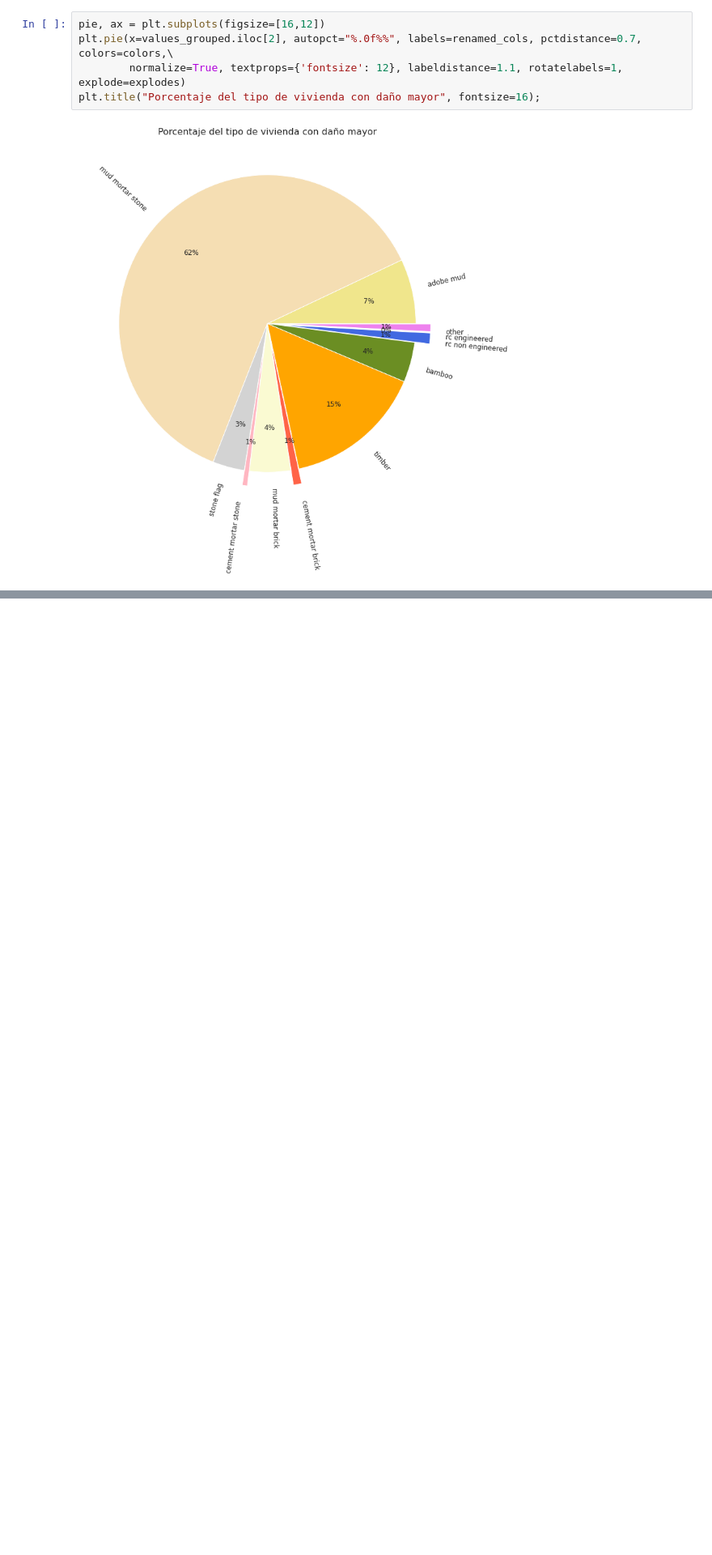
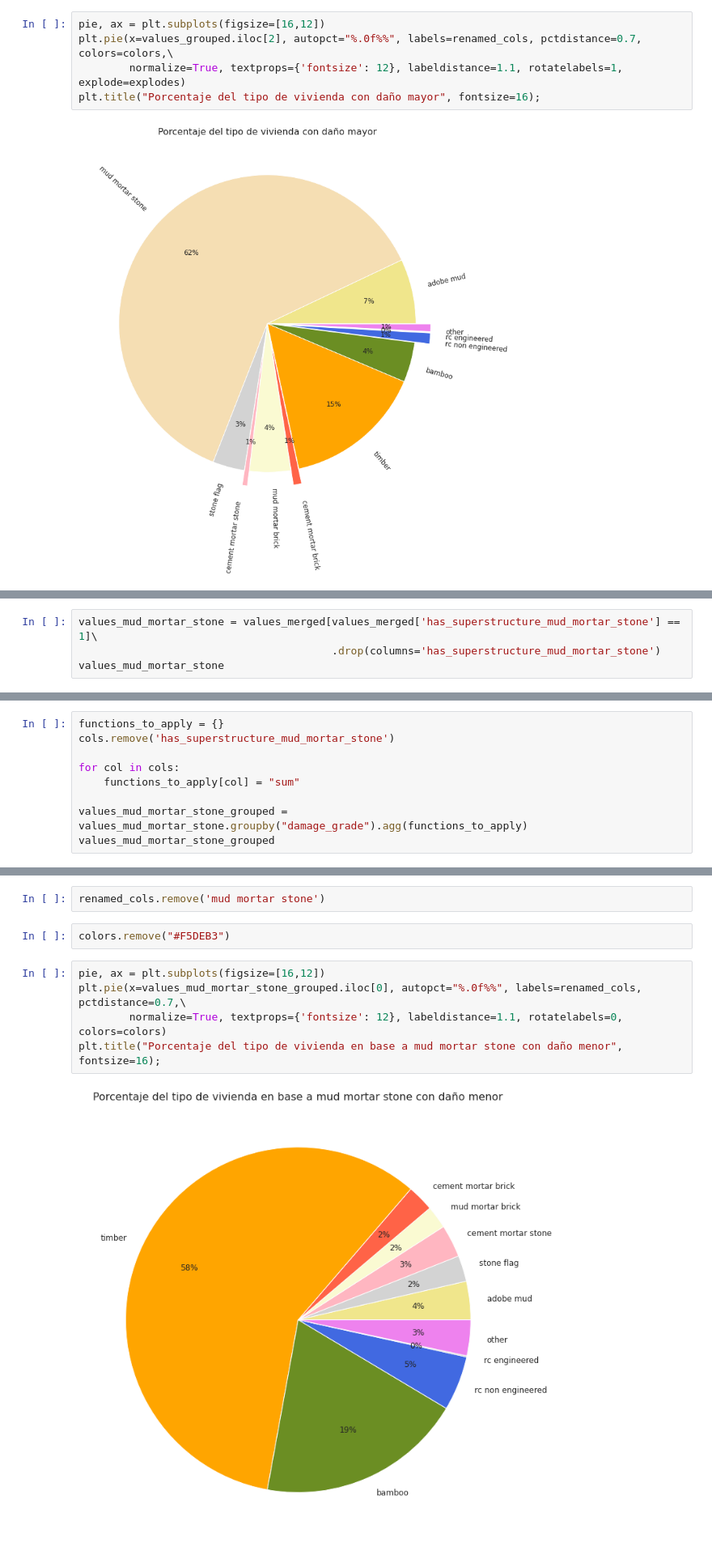
Before and after one commit to SBen-IV/TP-OrgaDeDatos, a Jupyter notebook: TP1/has_superstructure.ipynb, the cells around one changed output, grey strips where cells are left out. Shown at 81% size. Saved outputs shown, nothing was run; the diff lists cells and outputs as text; blank space fills up the shorter version.

Commit message:
Agregado analisis de superstructure filtrando por mud mortar stone

```diff
--- a/TP1/has_superstructure.ipynb
+++ b/TP1/has_superstructure.ipynb
@@ -220,0 +245,4 @@ plt.title("Porcentaje del tipo de vivienda con daño mayor", fontsize=16);
+# %%
+values_mud_mortar_stone = values_merged[values_merged['has_superstructure_mud_mortar_stone'] == 1]\
+                                        .drop(columns='has_superstructure_mud_mortar_stone')
+values_mud_mortar_stone
@@ -220,0 +264,9 @@ plt.title("Porcentaje del tipo de vivienda con daño mayor", fontsize=16);
+# %%
+functions_to_apply = {}
+cols.remove('has_superstructure_mud_mortar_stone')
+
+for col in cols:
+    functions_to_apply[col] = "sum"
+
+values_mud_mortar_stone_grouped = values_mud_mortar_stone.groupby("damage_grade").agg(functions_to_apply)
+values_mud_mortar_stone_grouped
@@ -220,0 +279,11 @@ plt.title("Porcentaje del tipo de vivienda con daño mayor", fontsize=16);
+# %%
+renamed_cols.remove('mud mortar stone')
+# %%
+colors.remove("#F5DEB3")
+# %%
+pie, ax = plt.subplots(figsize=[16,12])
+plt.pie(x=values_mud_mortar_stone_grouped.iloc[0], autopct="%.0f%%", labels=renamed_cols, pctdistance=0.7,\
+        normalize=True, textprops={'fontsize': 12}, labeldistance=1.1, rotatelabels=0, colors=colors)
+plt.title("Porcentaje del tipo de vivienda en base a mud mortar stone con daño menor", fontsize=16);
+# %% [output]
+[figure, added]
```
Also changed, not shown: parts of 13 cells of this notebook, 1 other file.
